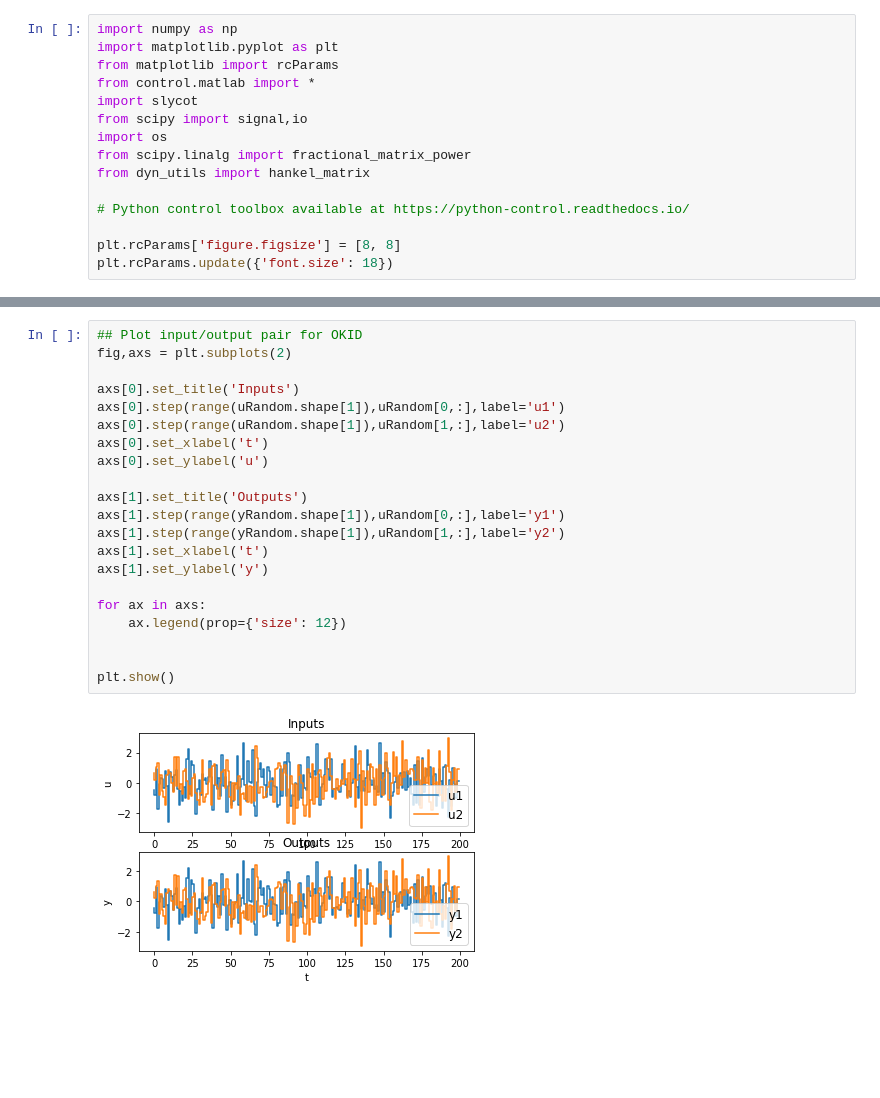
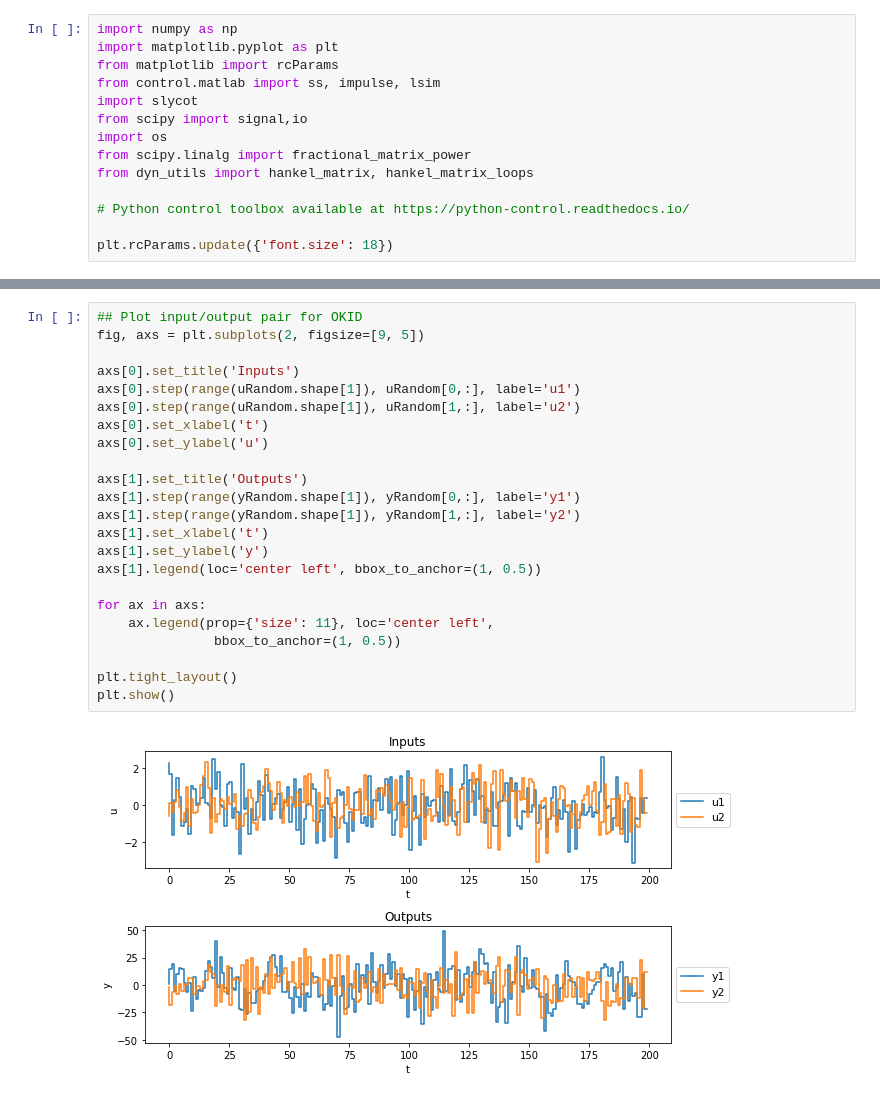
Before and after one commit to billtubbs/mech-575, a Jupyter notebook: code/python/CH09_SEC03_ERA_OKID.ipynb, the cells around one changed output, grey strips where cells are left out. Cells and saved outputs as stored; diff of their text form; blank space fills up the shorter version.

```diff
--- a/code/python/CH09_SEC03_ERA_OKID.ipynb
+++ b/code/python/CH09_SEC03_ERA_OKID.ipynb
@@ -2,15 +2,14 @@
 import numpy as np
 import matplotlib.pyplot as plt
 from matplotlib import rcParams
-from control.matlab import *
+from control.matlab import ss, impulse, lsim
 import slycot
 from scipy import signal,io
 import os
 from scipy.linalg import fractional_matrix_power
-from dyn_utils import hankel_matrix
+from dyn_utils import hankel_matrix, hankel_matrix_loops
 
 # Python control toolbox available at https://python-control.readthedocs.io/
 
-plt.rcParams['figure.figsize'] = [8, 8]
 plt.rcParams.update({'font.size': 18})
 # %%
@@ -287,23 +247,25 @@ plt.show()
 # %%
 ## Plot input/output pair for OKID
-fig,axs = plt.subplots(2)
+fig, axs = plt.subplots(2, figsize=[9, 5])
 
 axs[0].set_title('Inputs')
-axs[0].step(range(uRandom.shape[1]),uRandom[0,:],label='u1')
-axs[0].step(range(uRandom.shape[1]),uRandom[1,:],label='u2')
+axs[0].step(range(uRandom.shape[1]), uRandom[0,:], label='u1')
+axs[0].step(range(uRandom.shape[1]), uRandom[1,:], label='u2')
 axs[0].set_xlabel('t')
 axs[0].set_ylabel('u')
 
 axs[1].set_title('Outputs')
-axs[1].step(range(yRandom.shape[1]),uRandom[0,:],label='y1')
-axs[1].step(range(yRandom.shape[1]),uRandom[1,:],label='y2')
+axs[1].step(range(yRandom.shape[1]), yRandom[0,:], label='y1')
+axs[1].step(range(yRandom.shape[1]), yRandom[1,:], label='y2')
 axs[1].set_xlabel('t')
 axs[1].set_ylabel('y')
+axs[1].legend(loc='center left', bbox_to_anchor=(1, 0.5))
 
 for ax in axs:
-    ax.legend(prop={'size': 12})
+    ax.legend(prop={'size': 11}, loc='center left',
+               bbox_to_anchor=(1, 0.5))
 
-
+plt.tight_layout()
 plt.show()
 # %% [output]
-[figure, old version]
+[figure, new version]
```
Also changed, not shown: parts of 11 cells of this notebook, 5 other files.
